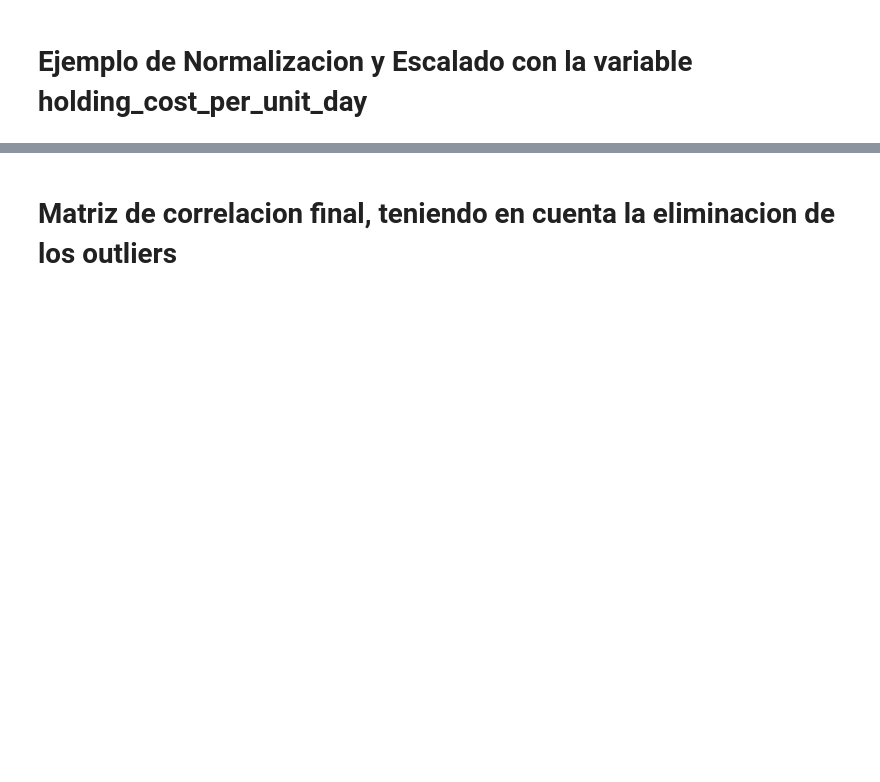
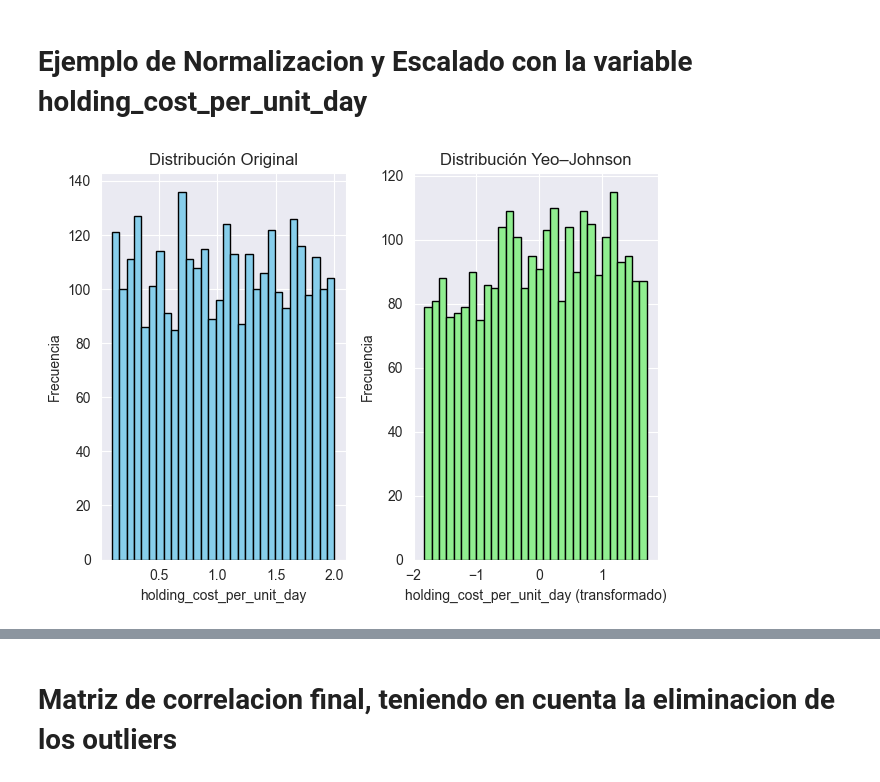
Before and after one commit to Fritz1304/Modelos_Analiticos, a Jupyter notebook: notebook.ipynb, the cells around one changed output, grey strips where cells are left out. Cells and saved outputs as stored; diff of their text form; code cells hidden in the pictures; blank space fills up the shorter version.

```diff
--- a/notebook.ipynb
+++ b/notebook.ipynb
@@ -606,3 +628,31 @@ Diferencia de filas después de la limpieza del dataset completo:  434
 Diferencia de filas en porcentaje después de quitar valores atipicos:  13.54556803995007
 # %% [markdown]
 # Ejemplo de Normalizacion y Escalado con la variable holding_cost_per_unit_day
+# %%
+datasetOriginalMatrizTranformada = datasetOriginalMatrizZScore.copy()
+
+from sklearn.preprocessing import PowerTransformer
+
+pt = PowerTransformer(method='yeo-johnson')
+datasetOriginalMatrizTranformada['holding_cost_per_unit_day'] = pt.fit_transform(
+    datasetOriginalMatrizZScore[['holding_cost_per_unit_day']]
+)
+
+# Histograma original
+pyplot.subplot(1,2,1)
+pyplot.hist(datasetOriginal['holding_cost_per_unit_day'], bins=30, color='skyblue', edgecolor='black')
+pyplot.title('Distribución Original')
+pyplot.xlabel('holding_cost_per_unit_day')
+pyplot.ylabel('Frecuencia')
+
+# Histograma transformado
+pyplot.subplot(1,2,2)
+pyplot.hist(datasetOriginalMatrizTranformada['holding_cost_per_unit_day'], bins=30, color='lightgreen', edgecolor='black')
+pyplot.title('Distribución Yeo–Johnson')
+pyplot.xlabel('holding_cost_per_unit_day (transformado)')
+pyplot.ylabel('Frecuencia')
+
+pyplot.tight_layout()
+pyplot.show()
+# %% [output]
+[figure, added]
```
Also changed, not shown: parts of 29 cells of this notebook.
